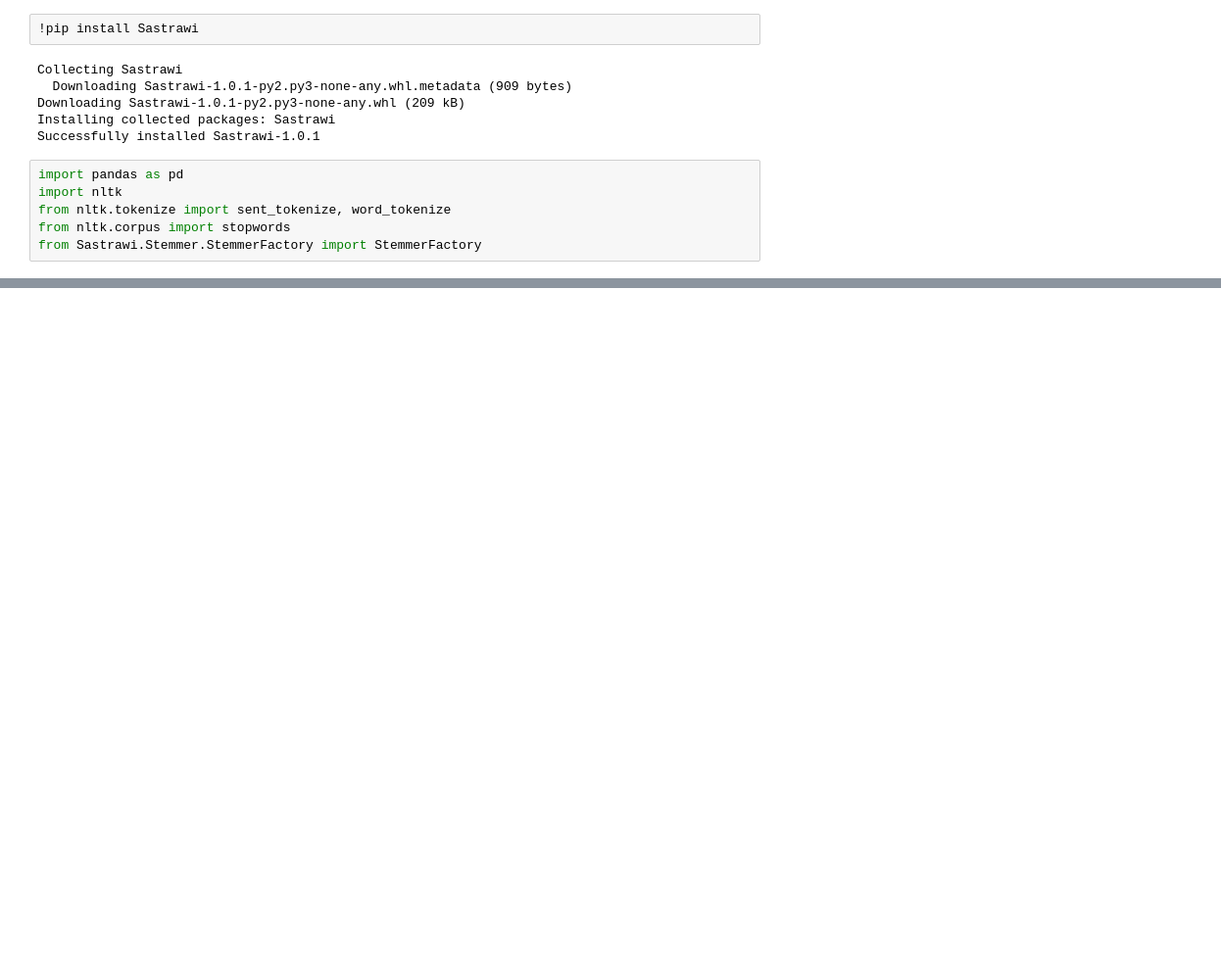
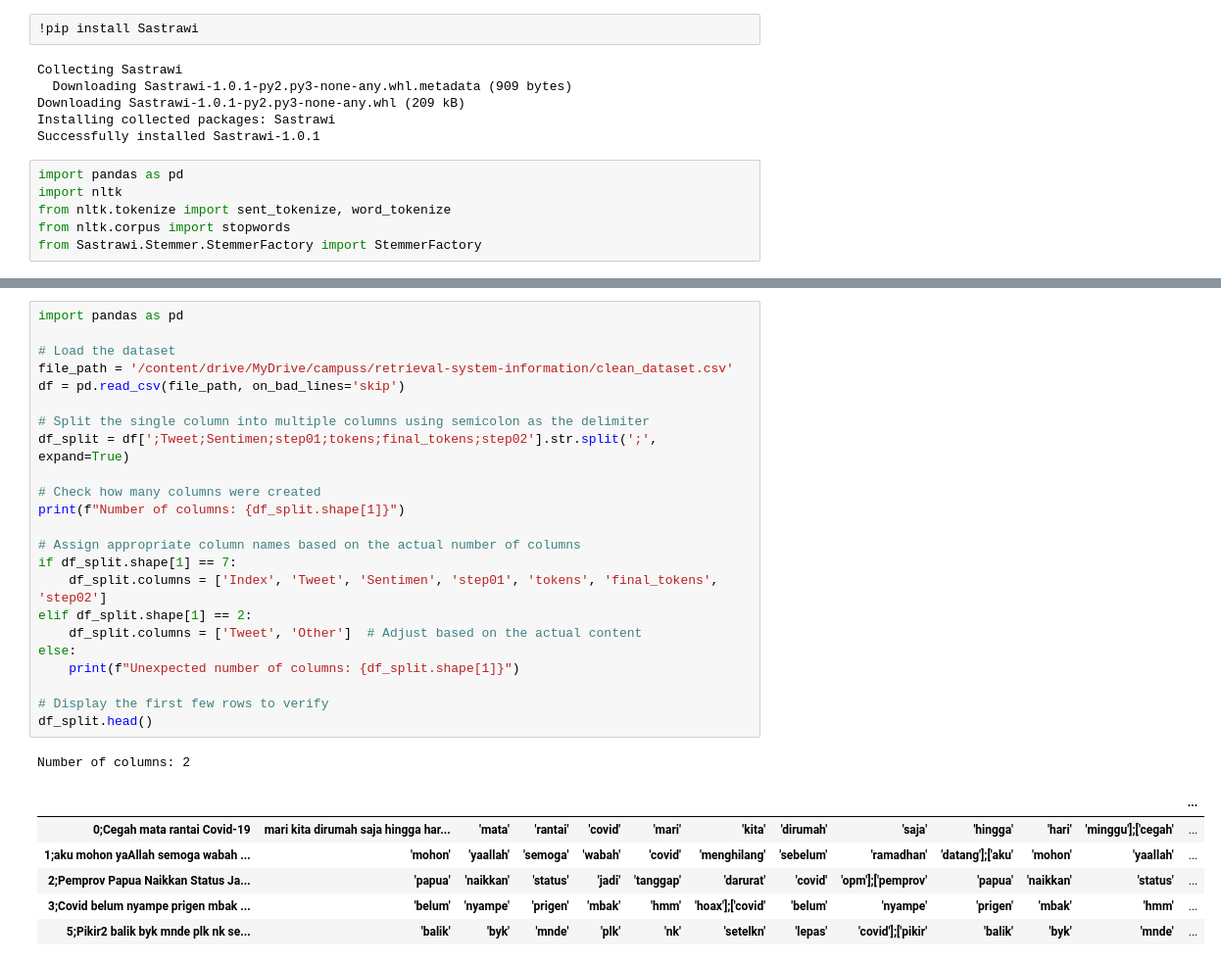
Before and after one commit to MFarisA/system-retrieval-information, a Jupyter notebook: system_retrieval_2.ipynb, the cells around one changed output, grey strips where cells are left out. Shown at 98% size. Drawn from its saved outputs; the diff is of its cells as text; blank space fills up the shorter version.

```diff
--- a/system_retrieval_2.ipynb
+++ b/system_retrieval_2.ipynb
@@ -69,0 +82,31 @@ Kolom 'content' tidak ditemukan dalam DataFrame.
+# %%
+import pandas as pd
+
+# Load the dataset
+file_path = '/content/drive/MyDrive/campuss/retrieval-system-information/clean_dataset.csv'
+df = pd.read_csv(file_path, on_bad_lines='skip')
+
+# Split the single column into multiple columns using semicolon as the delimiter
+df_split = df[';Tweet;Sentimen;step01;tokens;final_tokens;step02'].str.split(';', expand=True)
+
+# Check how many columns were created
+print(f"Number of columns: {df_split.shape[1]}")
+
+# Assign appropriate column names based on the actual number of columns
+if df_split.shape[1] == 7:
+    df_split.columns = ['Index', 'Tweet', 'Sentimen', 'step01', 'tokens', 'final_tokens', 'step02']
+elif df_split.shape[1] == 2:
+    df_split.columns = ['Tweet', 'Other']  # Adjust based on the actual content
+else:
+    print(f"Unexpected number of columns: {df_split.shape[1]}")
+
+# Display the first few rows to verify
+df_split.head()
+# %% [output]
+Number of columns: 2
+|  |  |  |  |  |  |  |  |  |  |  |  | ... |
+| 0;Cegah mata rantai Covid-19 | mari kita dirumah saja hingga har... | 'mata' | 'rantai' | 'covid' | 'mari' | 'kita' | 'dirumah' | 'saja' | 'hingga' | 'hari' | 'minggu'];['cegah' | ... |
+| 1;aku mohon yaAllah semoga wabah ... | 'mohon' | 'yaallah' | 'semoga' | 'wabah' | 'covid' | 'menghilang' | 'sebelum' | 'ramadhan' | 'datang'];['aku' | 'mohon' | 'yaallah' | ... |
+| 2;Pemprov Papua Naikkan Status Ja... | 'papua' | 'naikkan' | 'status' | 'jadi' | 'tanggap' | 'darurat' | 'covid' | 'opm'];['pemprov' | 'papua' | 'naikkan' | 'status' | ... |
+| 3;Covid belum nyampe prigen mbak ... | 'belum' | 'nyampe' | 'prigen' | 'mbak' | 'hmm' | 'hoax'];['covid' | 'belum' | 'nyampe' | 'prigen' | 'mbak' | 'hmm' | ... |
+| 5;Pikir2 balik byk mnde plk nk se... | 'balik' | 'byk' | 'mnde' | 'plk' | 'nk' | 'setelkn' | 'lepas' | 'covid'];['pikir' | 'balik' | 'byk' | 'mnde' | ... |
```
Also changed, not shown: parts of 11 cells of this notebook.
